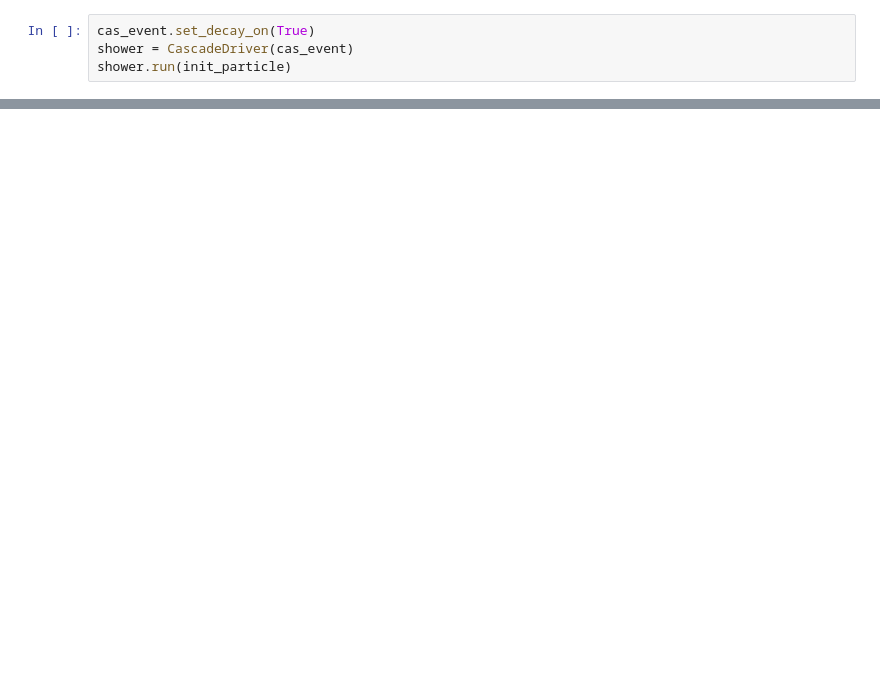
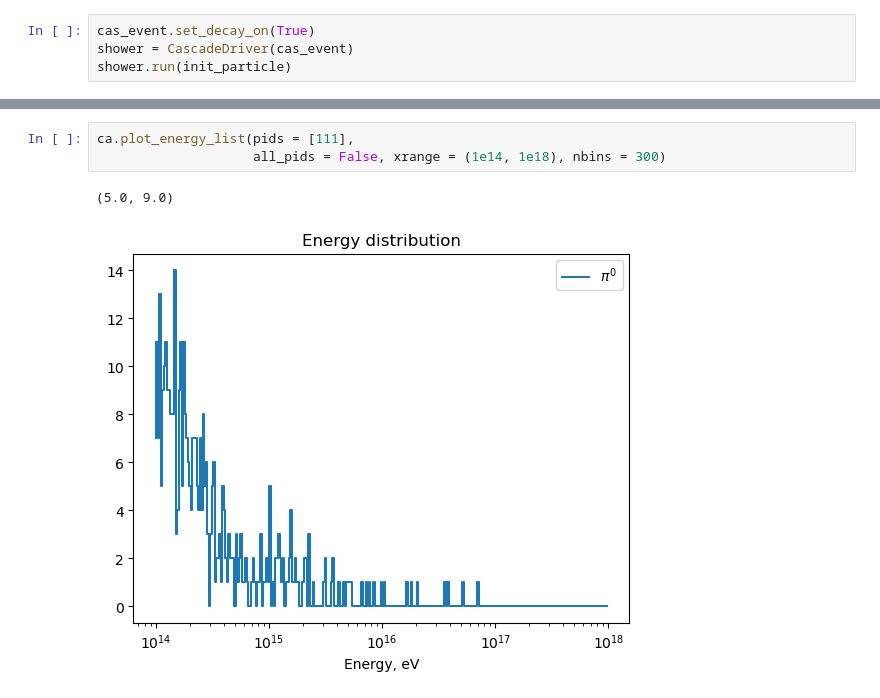
Before and after one commit to jncots/xmax_sigma, a Jupyter notebook: examples/test_cascade_driver.ipynb, the cells around one changed output, grey strips where cells are left out. Cells and saved outputs as stored; diff of their text form; blank space fills up the shorter version.

```diff
--- a/examples/test_cascade_driver.ipynb
+++ b/examples/test_cascade_driver.ipynb
@@ -149,0 +77,6 @@ Text(0.5, 1.0, 'Particle type distribution')
+# %%
+ca.plot_energy_list(pids = [111],
+                    all_pids = False, xrange = (1e14, 1e18), nbins = 300)
+# %% [output]
+(5.0, 9.0)
+[figure, added]
```
Also changed, not shown: parts of 15 cells of this notebook, 2 other files.
